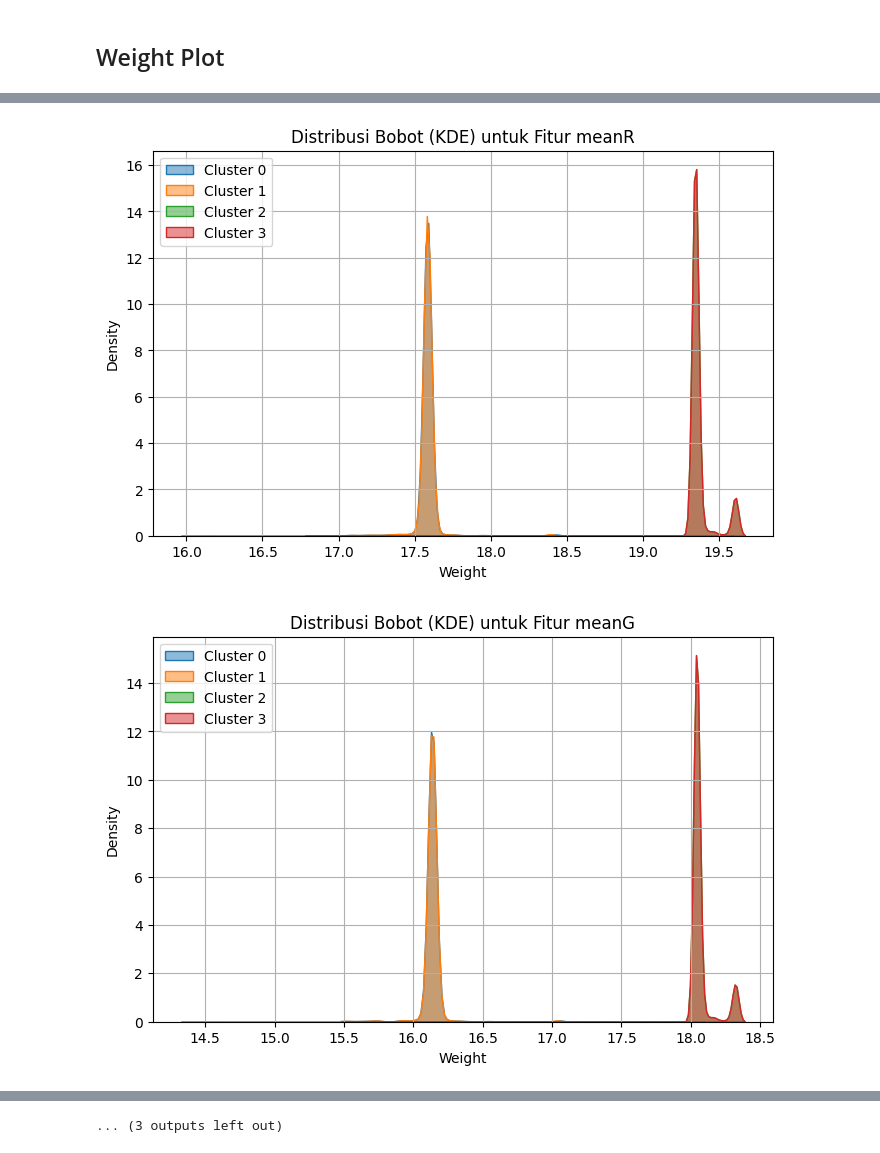
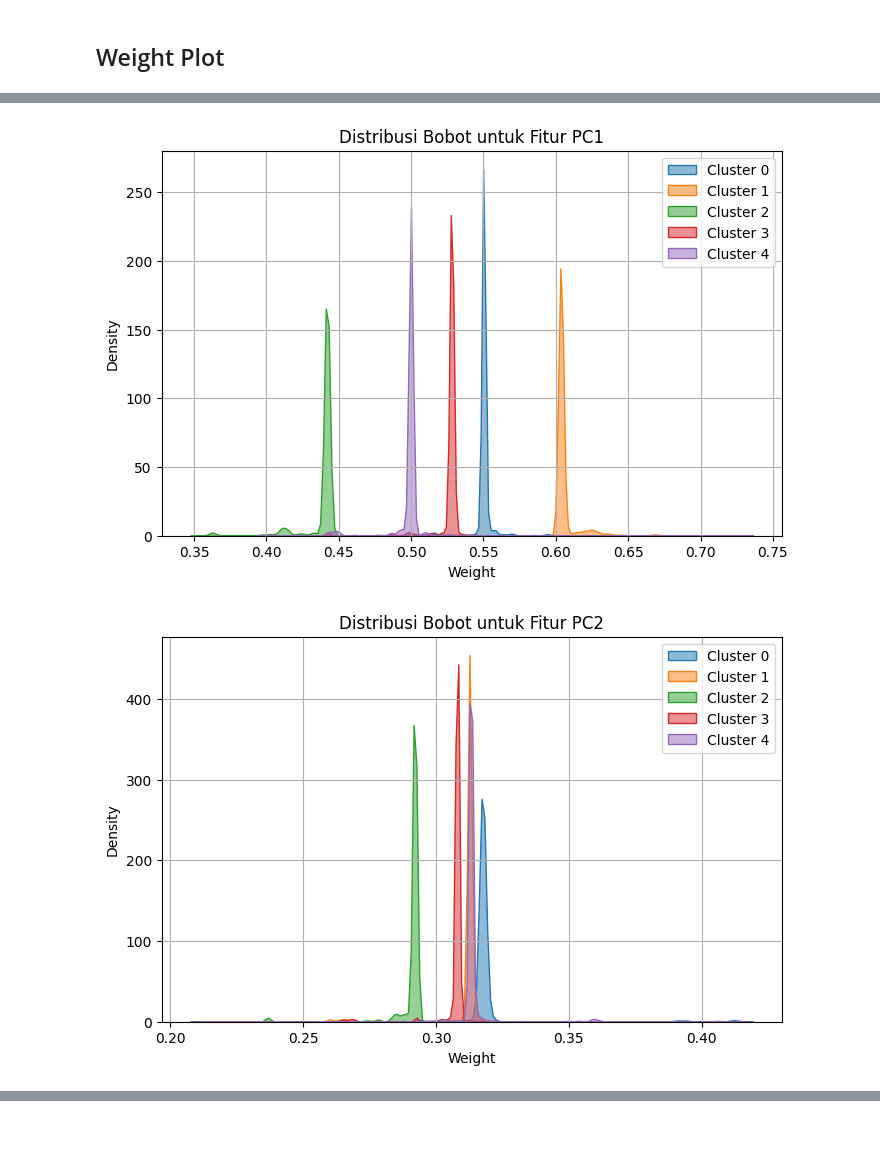
Before and after one commit to Hadoroo/ProjekAKhirJST, a Jupyter notebook: Project_Akhir.ipynb, the cells around one changed output, grey strips where cells are left out. Cells and saved outputs as stored; diff of their text form; code cells hidden in the pictures.

```diff
--- a/Project_Akhir.ipynb
+++ b/Project_Akhir.ipynb
@@ -37,7 +37,6 @@ plt.figure(figsize=(15, 10))
 for i, feature in enumerate(df, 1):
     plt.subplot(3, 5, 1)  # 3 baris dan 5 kolom
     sns.histplot(df[feature], kde=True)
-    plt.title(feature)
 
 plt.tight_layout()
 plt.show()
@@ -214,27 +213,14 @@ from sklearn.decomposition import PCA
 import matplotlib.pyplot as plt
 import numpy as np
 
-features = ['meanR', 'meanG', 'meanB', 'stdR', 'stdG', 'stdB', 'skewR', 'skewG', 'skewB', 'kurR', 'kurG', 'kurB', 'entR', 'entG', 'entB']
-X = df[features]
-
-# 2. Terapkan PCA
 pca = PCA()
 X_pca = pca.fit_transform(df)
 
-# 3. Variansi yang dijelaskan oleh setiap komponen utama
-explained_variance_ratio = pca.explained_variance_ratio_
-cumulative_variance = np.cumsum(explained_variance_ratio)
+num_components = 2
 
-# 4. Visualisasi variansi yang dijelaskan
-
-# 5. Tentukan jumlah PC yang mencakup 95% variansi
-num_components = np.argmax(cumulative_variance >= 0.95) + 1
-
-# 6. Transformasi dataset menggunakan jumlah PC yang dipilih
 pca_reduced = PCA(n_components=num_components)
 X_reduced = pca_reduced.fit_transform(df)
 
-# Simpan hasil transformasi ke DataFrame untuk analisis lebih lanjut
 columns = [f'PC{i+1}' for i in range(num_components)]
 df = pd.DataFrame(X_reduced, columns=columns)
 # %%
@@ -274,13 +281,12 @@ def SOM(train, w, cluster, R, max_epoch, lr, R_change):
       w_to_update = []
 
       for k in range(len(w)):
-         d_in.append(np.sum(np.multiply(data, w[k])))
-
-
+         d_in.append(np.linalg.norm(data - w[k]))
 
       d_out_indices = np.argsort(d_in)
-      closest_neighbor_index = d_out_indices[0]
-      closest_neighbors.append(closest_neighbor_index)
+      if i == max_epoch-1:
+        closest_neighbor_index = d_out_indices[0]
+        closest_neighbors.append(closest_neighbor_index)
 
       d.append(np.copy(d_in[d_out_indices[0]]))
 
@@ -333,6 +339,7 @@ def count_error(train, w, closest_neighbors):
 ## Tuning Manual
 # %%
 size = df.shape[1]
+te_qe_manual_plot = []
 
 def generate_random_parameters(size):
   cluster = np.random.randint(2, 10)
@@ -372,6 +379,8 @@ def tuning(iter):
       best_min_error[2] = te
       best_parameter = [i, cluster, w, R, lr, R_change, max_epoch]
 
+    te_qe_manual_plot.append((te,qe))
+
     print(f'best parameter is tuning {best_parameter[0]+1}, with error qe : {best_min_error[1]} and te : {best_min_error[2]}\n')
   return best_parameter
 
@@ -480,22 +529,22 @@ for col in range(n_features):
 # %%
 import matplotlib.pyplot as plt
 
 features = df.columns.tolist()
 
 n_features = w_output.shape[-1]
 
 for col in range(n_features):
     plt.figure(figsize=(8, 5))
     for cluster in range(w_output.shape[1]):
         weights = w_output[:, cluster, col]
         sns.kdeplot(weights, label=f"Cluster {cluster}", fill=True, alpha=0.5)
 
-    plt.title(f"Distribusi Bobot (KDE) untuk Fitur {features[col]}")
+    plt.title(f"Distribusi Bobot untuk Fitur {features[col]}")
     plt.xlabel("Weight")
     plt.ylabel("Density")
     plt.legend()
     plt.grid()
     plt.show()
 # %% [output]
-[figure, old version]
+[figure, new version]
-[figure, old version]
+[figure, new version]
@@ -512,4 +551,3 @@ for col in range(n_features):
-... (3 outputs left out)
 # %%
 import matplotlib.pyplot as plt
 
```
Also changed, not shown: parts of 26 cells of this notebook.
